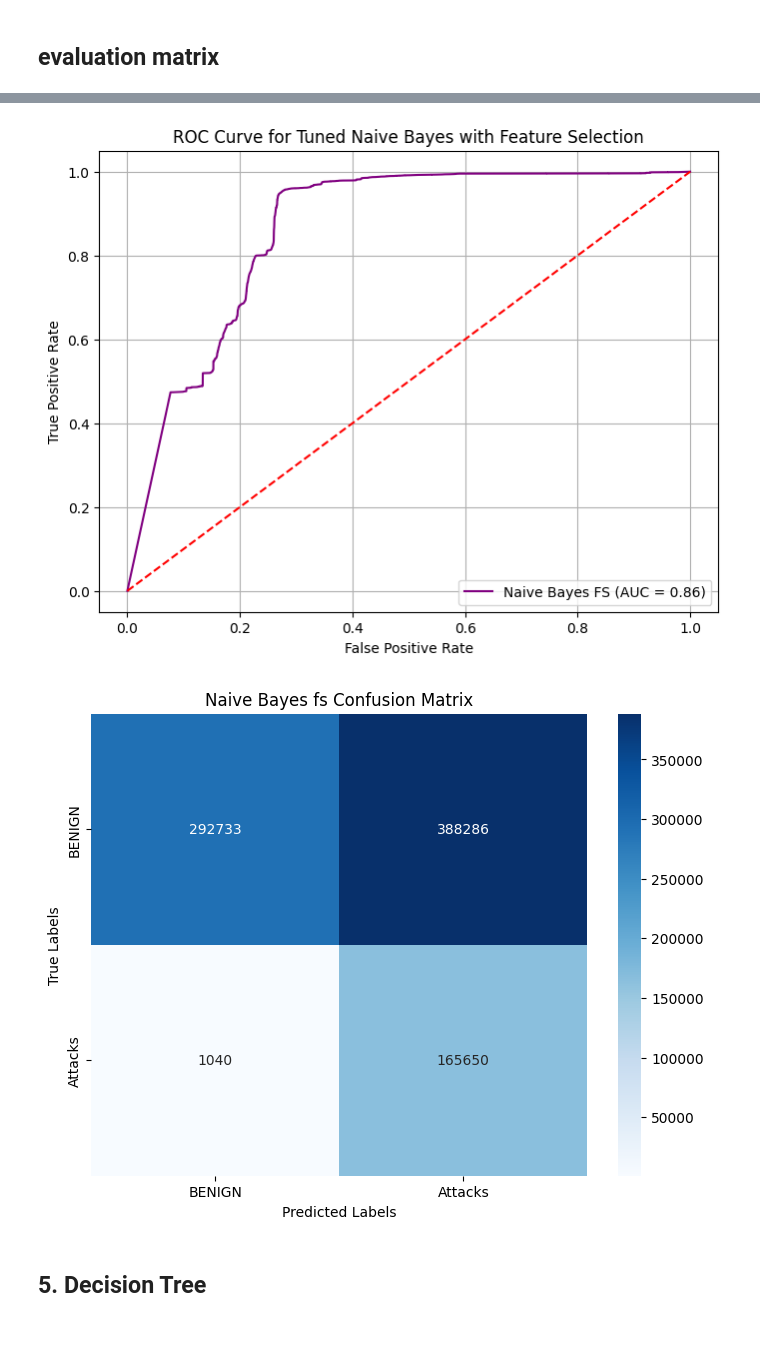
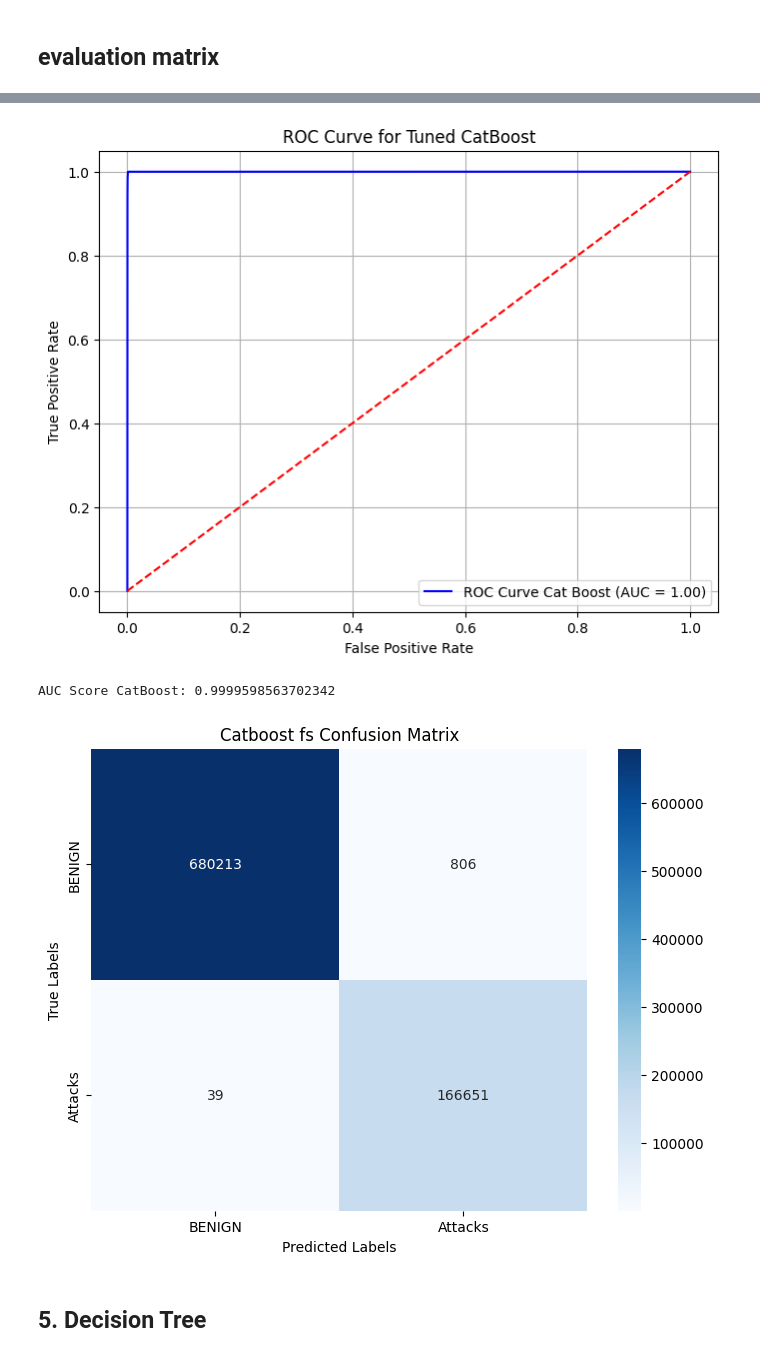
Before and after one commit to asmaemou/Capstone_Notebook, a Jupyter notebook: binary/CIC_Notebook.ipynb, the cells around one changed output, grey strips where cells are left out. Saved outputs shown, nothing was run; the diff lists cells and outputs as text; code cells hidden in the pictures.

Commit message:
re run binary and multi class

```diff
--- a/binary/CIC_Notebook.ipynb
+++ b/binary/CIC_Notebook.ipynb
@@ -2558,12 +2936,12 @@ plt.show()
 # %% [markdown]
 ## Training
 # %%
-# Initialize the Naive Bayes model
-nb_fs = GaussianNB()
+catboost_fs = CatBoostClassifier(verbose=0, random_state=42)
+
+# Set MLflow experiment
 mlflow.set_experiment("training_fs_by_default")
-
-
-mlflow.start_run(run_name="naive_bayes_fs")
-# Fit the RandomForest model on the training data
-nb_fs.fit(X_train_fs, y_train)
+# Start MLflow run
+mlflow.start_run(run_name="catboost_default", nested=True)
+# Fit the CatBoost model on the training data
+catboost_fs.fit(X_train_fs, y_train)
 # %% [output]
@@ -2669,9 +3057,8 @@ Best Hyperparameters for Naive Bayes fs: {'var_smoothing': 1e-08}
 # %% [markdown]
 ## evaluation matrix
 # %%
-# Evaluate the best Naive Bayes model on the test set
-best_nb = random_search_nb.best_estimator_
-y_pred_nb = best_nb.predict(X_test_fs)
+best_catboost = grid_search_catboost.best_estimator_
+y_pred = best_catboost.predict(X_test_fs)
 
 
 accuracy = accuracy_score(y_test, y_pred)
@@ -2681,15 +3068,19 @@ f1 = f1_score(y_test, y_pred, average='weighted')
 mcc = matthews_corrcoef(y_test, y_pred)
 
 # Append to the score_hyper list
-score_hyper_fs.append(['Naive bayes fs (Tuned)', accuracy, recall, precision, f1, mcc])
+score_hyper_fs.append(['CatBoost fs (Tuned)', f'{accuracy:.4f}',
+    f'{recall:.4f}',
+    f'{precision:.4f}',
+    f'{f1:.4f}',
+    f'{mcc:.4f}'])
 metrics = {"accuracy" : accuracy , "recall" :recall, "precision":precision,"f1":f1,"mcc":mcc}
 mlflow.log_metrics(metrics)
 # End the MLflow run
 mlflow.end_run()
 # Print the results
-print("Accuracy:", accuracy * 100)
-print('Recall:', recall * 100)
-print('Precision:', precision * 100)
-print('F1 Score:', f1 * 100)
-print('MCC:', mcc)
+print(f"Accuracy: {accuracy * 100:.4f}")
+print(f"Recall: {recall * 100:.4f}")
+print(f"Precision: {precision * 100:.4f}")
+print(f"F1 Score: {f1 * 100:.4f}")
+print(f"MCC: {mcc:.4f}")
 # %% [output]
@@ -2705,39 +3096,37 @@ MCC: 35.341125149707366
 # %%
-from sklearn.metrics import roc_curve, roc_auc_score
+y_test_binary = (y_test == 1).astype(int)
 
+# Calculate predicted probabilities for the class of interest
+y_pred_prob_tuned = best_catboost.predict_proba(X_test_final)[:, 1]  # Index for class 1
 
-# Predict probabilities for the test data using the best Naive Bayes model
-y_pred_prob_nb_fs = random_search_nb.best_estimator_.predict_proba(X_test_fs)[:, 1]
-
-# Compute ROC curve
-fpr_nb_fs, tpr_nb_fs, _ = roc_curve(y_test, y_pred_prob_nb_fs)
-
-# Compute AUC score
-auc_nb_fs = roc_auc_score(y_test, y_pred_prob_nb_fs)
-
-# Plot the ROC curve for Naive Bayes
+# Compute ROC curve and AUC score for the binary case
+fpr_catboost, tpr_catboost, thresholds_tuned = roc_curve(y_test_binary, y_pred_prob_tuned)
+auc_catboost = roc_auc_score(y_test_binary, y_pred_prob_tuned)
+# Plotting the ROC curve
 plt.figure(figsize=(8, 6))
-plt.plot(fpr_nb_fs, tpr_nb_fs, color='purple', label='Naive Bayes FS (AUC = {:.2f})'.format(auc_nb_fs))
+plt.plot(fpr_catboost, tpr_catboost, color='blue', label=f'ROC Curve Cat Boost (AUC = {auc_catboost:.2f})')
 plt.plot([0, 1], [0, 1], color='red', linestyle='--')
 plt.xlabel('False Positive Rate')
 plt.ylabel('True Positive Rate')
-plt.title('ROC Curve for Tuned Naive Bayes with Feature Selection')
+plt.title('ROC Curve for Tuned CatBoost')
 plt.legend(loc='lower right')
 plt.grid(True)
 plt.show()
+print("AUC Score CatBoost:", auc_catboost)
 # %% [output]
-[figure, old version]
+[figure, new version]
+AUC Score CatBoost: 0.9999598563702342
 # %%
-cm_nb_fs_tunned = confusion_matrix(y_test, y_pred_nb)
+cm_catboost_fs_tuned= confusion_matrix(y_test, y_pred)
 plt.figure(figsize=(8, 6))
-sns.heatmap(cm_nb_fs_tunned, annot=True, cmap='Blues', fmt='g',
+sns.heatmap(cm_catboost_fs_tuned, annot=True, cmap='Blues', fmt='g',
             xticklabels=['BENIGN', 'Attacks'], yticklabels=['BENIGN', 'Attacks'])
-plt.title('Naive Bayes fs Confusion Matrix')
+plt.title('Catboost fs Confusion Matrix')
 plt.xlabel('Predicted Labels')
 plt.ylabel('True Labels')
 plt.show()
 # %% [output]
-[figure, old version]
+[figure, new version]
 # %% [markdown]
 ## 5. Decision Tree
 # %% [markdown]
```
Also changed, not shown: parts of 96 cells of this notebook, 29 other files.
